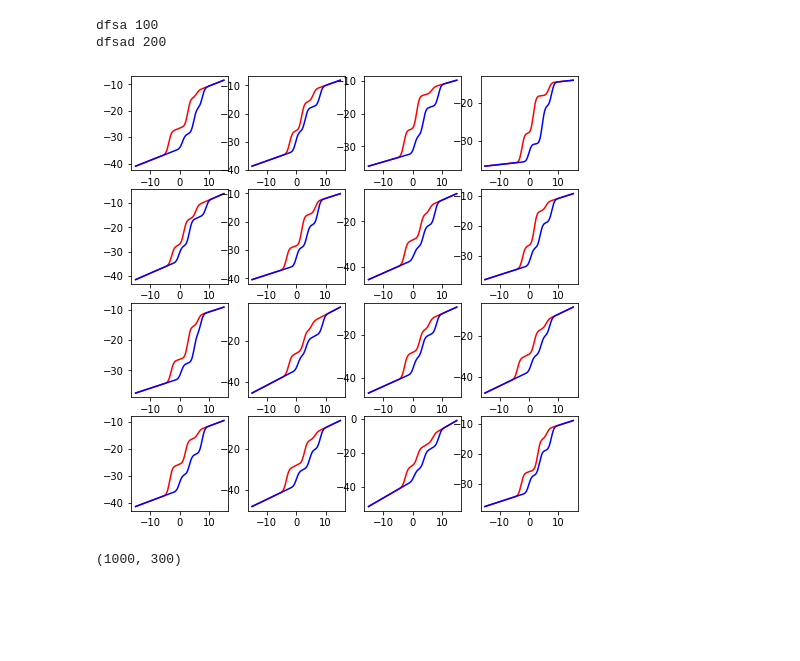
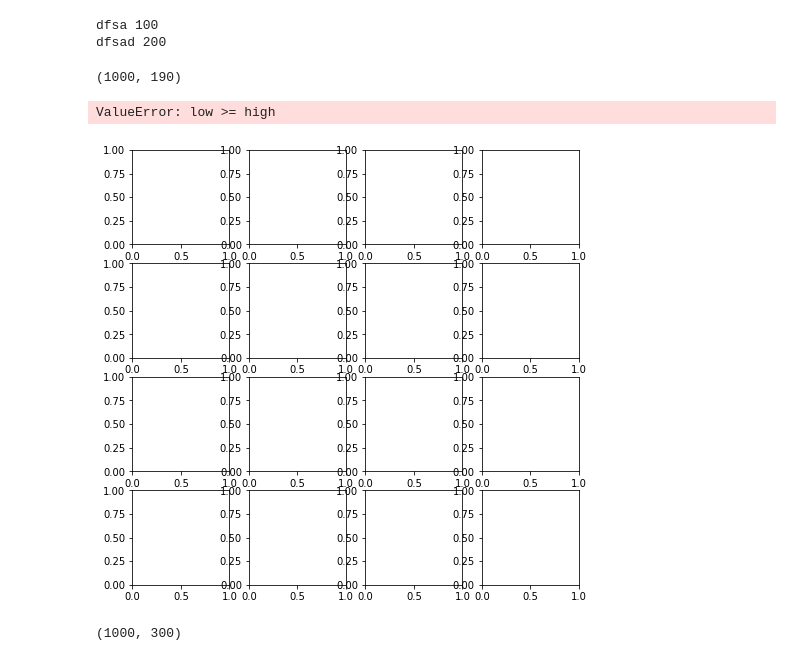
Before and after one commit to shuyuqin/497_MAT_Assignment, a Jupyter notebook: piezoresponse_function.ipynb, the cells around one changed output. Saved outputs shown, nothing was run; the diff lists cells and outputs as text; code cells hidden in the pictures; blank space fills up the shorter version.

```diff
--- a/piezoresponse_function.ipynb
+++ b/piezoresponse_function.ipynb
@@ -88,8 +86,8 @@ def F_2(a1, a5, a6, a4, a7, Au1, Au2, Au3, s4, s5, s6, Vtop):
     F2 = a1+(a1-a5)*(special.erfc((Vtop+Au1)/s4)+1)/2 + (a5-a6)*(special.erfc((Vtop+Au2)/s5)+1)/2 + (a6-a4)*(special.erfc((Vtop+Au3)/s6)+1)/2 + a7*Vtop
     return F2
 # %%
-Vbot = np.linspace(-15,15,300)
-Vtop = np.linspace(-15,15,300)
+Vbot = np.linspace(-15,15,96)
+Vtop = np.linspace(-15,15,96)
 a1 = -5
 a2 = 3
 a3 = 12
@@ -137,3 +135,10 @@ s6 = s_6(b11, b12, Vtop, C6, D6)
 # %%
 F1 = F_1(a1, a2, a3, a4, a7, Al1, Al2, Al3, s1, s2, s3, Vbot)
 F2 = F_2(a1, a5, a6, a4, a7, Au1, Au2, Au3, s4, s5, s6, Vtop)
+# %%
+F1 = np.asarray(F1)
+F2 = np.asarray(F2)
+F4 = F2[0:47]
+F3 = F2[48:95]
+F5 = np.flip(F1)
+F6 = np.concatenate((F3,F5,F4),axis=None)
@@ -157,10 +198,9 @@ for key,value in date.items():
 dfsa 100
 dfsad 200
 # %%
-Vbot = np.linspace(-15,15,300)
-Vtop = np.linspace(-15,15,300)
-F1 = []
-F2 = []
+Vbot = np.linspace(-15,15,96)
+Vtop = np.linspace(-15,15,96)
+F6 = []
 
 for k in range(1000):
     a1 = np.random.uniform(-6,-4,1)
@@ -208,8 +248,14 @@ for k in range(1000):
     s5 = s_5(b9, b10, Vtop, C5, D5)
     s6 = s_6(b11, b12, Vtop, C6, D6)
 
-    F1_ = F_1(a1, a2, a3, a4, a7, Al1, Al2, Al3, s1, s2, s3, Vbot)
-    F2_ = F_2(a1, a5, a6, a4, a7, Au1, Au2, Au3, s4, s5, s6, Vtop)
+    F1 = F_1(a1, a2, a3, a4, a7, Al1, Al2, Al3, s1, s2, s3, Vbot)
+    F2 = F_2(a1, a5, a6, a4, a7, Au1, Au2, Au3, s4, s5, s6, Vtop)
 
-    F1.append(F1_)
-    F2.append(F2_)
+
+    F1 = np.asarray(F1)
+    F2 = np.asarray(F2)
+    F4 = F2[0:48]
+    F3 = F2[48:9]
+    F5 = np.flip(F1)
+    F6_ = np.concatenate((F3,F5,F4),axis=None)
+    F6.append(F6_)
@@ -219,14 +262,19 @@ F2 = np.asarray(F2)
+# %%
+F6 = np.asarray(F6)
+F6.shape
+# %% [output]
+(1000, 190)
 # %%
 fig, axs = plt.subplots(4, 4, figsize=(8, 8))
 axs.reshape(-1)
 for i in range (0,4):
     for j in range(0,4):
-        k = np.random.randint(0, F1.shape[0])
+        k = np.random.randint(0, F6.shape[0])
         ax = axs[i,j]
-        ax.plot(Vbot,F1[k],'r-')
-        ax.plot(Vtop,F2[k],'b-')
+        ax.plot(F6[k],'r-')
 # %% [output]
+ValueError: low >= high
-[figure, old version]
+[figure, new version]
 # %%
 F1.shape
 # %% [output]
```
Also changed, not shown: parts of 9 cells of this notebook.
